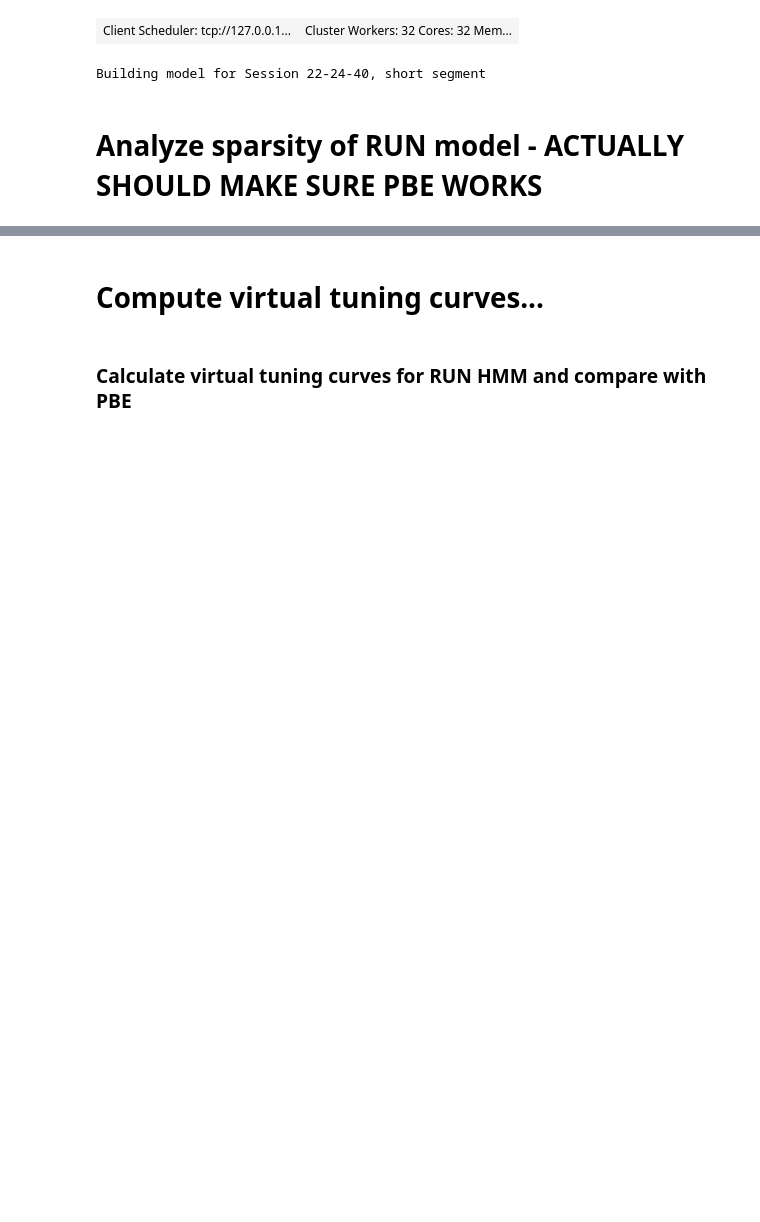
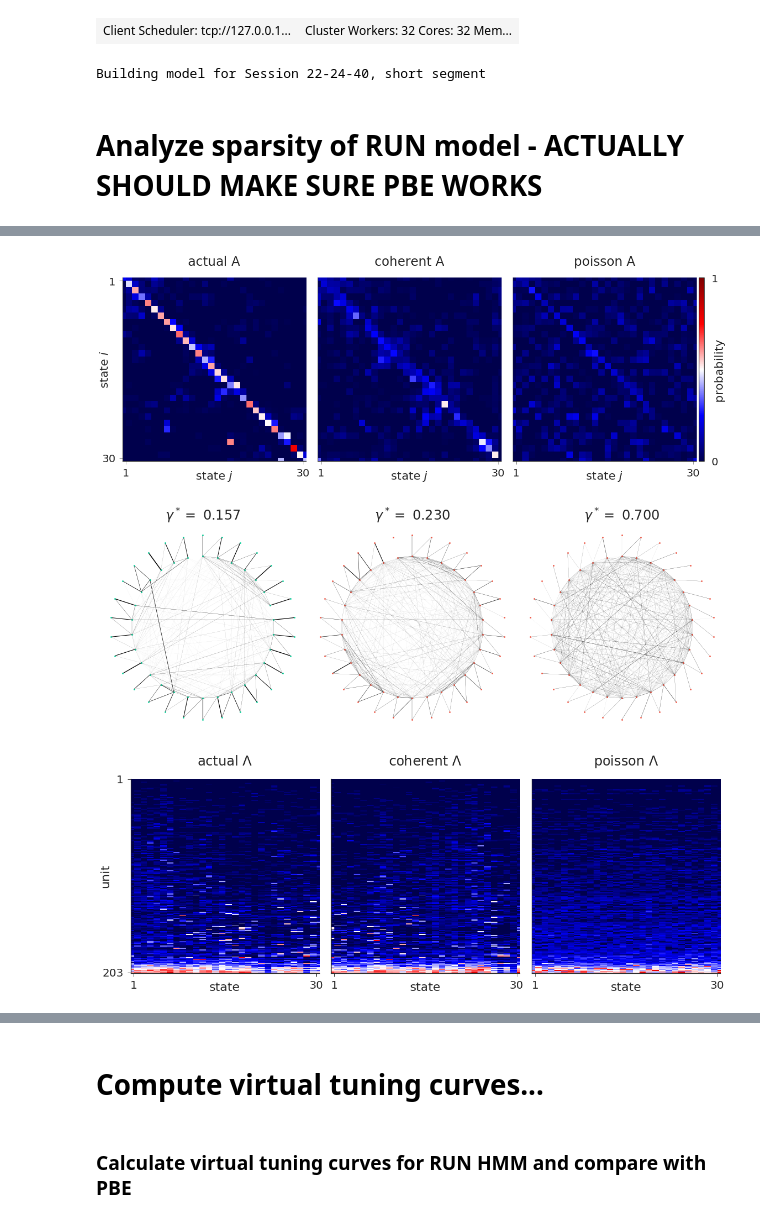
Before and after one commit to ckemere/CloudShuffles, a Jupyter notebook: Explore Latent RUN Space.ipynb, the cells around one changed output, grey strips where cells are left out. Drawn from its saved outputs; the diff is of its cells as text; code cells hidden in the pictures; blank space fills up the shorter version.

Commit message:
Updated sparsity figures for slides. Still need to add run data

```diff
--- a/Explore Latent RUN Space.ipynb
+++ b/Explore Latent RUN Space.ipynb
@@ -146,6 +146,11 @@ Building model for Session 22-24-40, short segment
 st = exp_data[session_time]['spikes']
 # restrict spikes to only PBEs:
 mua_spks = st[aux_data[session_time][segment]['PBEs'].support]
+
+random_state = 1
+test_size = 0.2
+description = (session_time, segment)
+verbose = False
 
 hmm_actual = HMMSurrogate(kind='actual',
                           st=mua_spks,
@@ -178,6 +183,8 @@ hmms = [hmm_actual,
         hmm_coherent,
         hmm_poisson]
 # %%
+n_shuffles = 1
+
 for nn in range(n_shuffles):
     print('starting {}'.format(nn))
     for hmm in hmms:
@@ -494,4 +526,58 @@ def plot_lambda_gini_across_states(ax, hmms, n_max=5000, **fig_kws):
     ax.set_xlim(0., 1)
 
     sns.despine(ax=ax)
+# %%
+import nelpy.plotting.graph as npx
+import matplotlib.colors as colors
+
+# fig = plt.figure(1, figsize=(6, 6))
+fig, axes = plt.subplots(1,3, figsize=(16, 14))
+
+## define figure parameters and color pallete
+text_kws = dict(ha="center", size=7)
+fig_kws = dict(text_kws=text_kws, cmap=plt.cm.seismic)
+
+
+lambda_order = np.argsort(hmms[0].hmm.means.sum(axis=0))
+# plt.matshow(hmm.means[:,no].T, cmap=plt.cm.Spectral_r)
+plot_transmat(axes[0], hmm=hmms[0], title=hmms[0].label, cbar=False, **fig_kws)
+plot_transmat(axes[1], hmm=hmms[1], title=hmms[1].label, cbar=False, ylabel=False, **fig_kws)
+plot_transmat(axes[2], hmm=hmms[2], title=hmms[2].label, cbar=True, ylabel=False, **fig_kws)
+fig.tight_layout(h_pad=.5, w_pad=0.75, rect=[0, .05, 1, 1])
+
+
+fig, axes = plt.subplots(1,3, figsize=(16, 14))
+plot_sun_graph(axes[0], hmm=hmms[0], nc=npl.colors.sweet.green, **fig_kws)
+plot_sun_graph(axes[1], hmm=hmms[1], nc=npl.colors.sweet.red, **fig_kws)
+plot_sun_graph(axes[2], hmm=hmms[2], nc=npl.colors.sweet.red, **fig_kws)
+fig.tight_layout(h_pad=.5, w_pad=0.75, rect=[0, .05, 1, 1])
+
+vmin= hmms[0].hmm.means.min()
+vmax = hmms[0].hmm.means.max()
+lambda_kws = dict(text_kws=text_kws, cmap=plt.cm.seismic, norm=colors.PowerNorm(0.5))
+# lambda_kws = dict(text_kws=text_kws, cmap=plt.cm.seismic, norm=colors.LogNorm(vmin=vmin, vmax=vmax))
+fig, axes = plt.subplots(1,3, figsize=(16,14))
+plot_lambda(axes[0], hmm=hmms[0], title=hmms[0].label, cbar=False, lo=lambda_order, fr_bounds=[0.1,4], **lambda_kws)
+plot_lambda(axes[1], hmm=hmms[1], title=hmms[1].label, ylabel=False, lo=lambda_order, cbar=False, fr_bounds=[0.1,4], **lambda_kws)
+plot_lambda(axes[2], hmm=hmms[2], title=hmms[2].label, ylabel=False, lo=lambda_order, cbar=False, fr_bounds=[0.1,4], **lambda_kws)
+fig.tight_layout(h_pad=.5, w_pad=0.75, rect=[0, .05, 1, 1])
+
+# plot_transmat_gini_departure(axes[3], [hmms[0], hmms[1], hmms[2]], **fig_kws)
+# # plot_transmat_gini_arrival(axes[19], hmms, **fig_kws)
+# plot_lambda_gini_across_states(axes[7], [hmms[0], hmms[1], hmms[2]], **fig_kws)
+# # plot_gini_lambda(axes[7], [hmms[0], hmms[2], hmms[3]], **fig_kws)
+# plot_bottleneck(axes[11], [hmms[0], hmms[1], hmms[2]], **fig_kws)
+
+# plot_obsmat(axes[1], **fig_kws)
+
+# ## label the panels
+# label_panels(fig, size=18)
+
+# fig.tight_layout()
+
+# npl.savefig('b_sparsity', formats=['pdf', 'png', 'svg'])
+# %% [output]
+[figure, added]
+[figure, added]
+[figure, added]
 # %%
```
Also changed, not shown: parts of 4 cells of this notebook, 1 other file.
